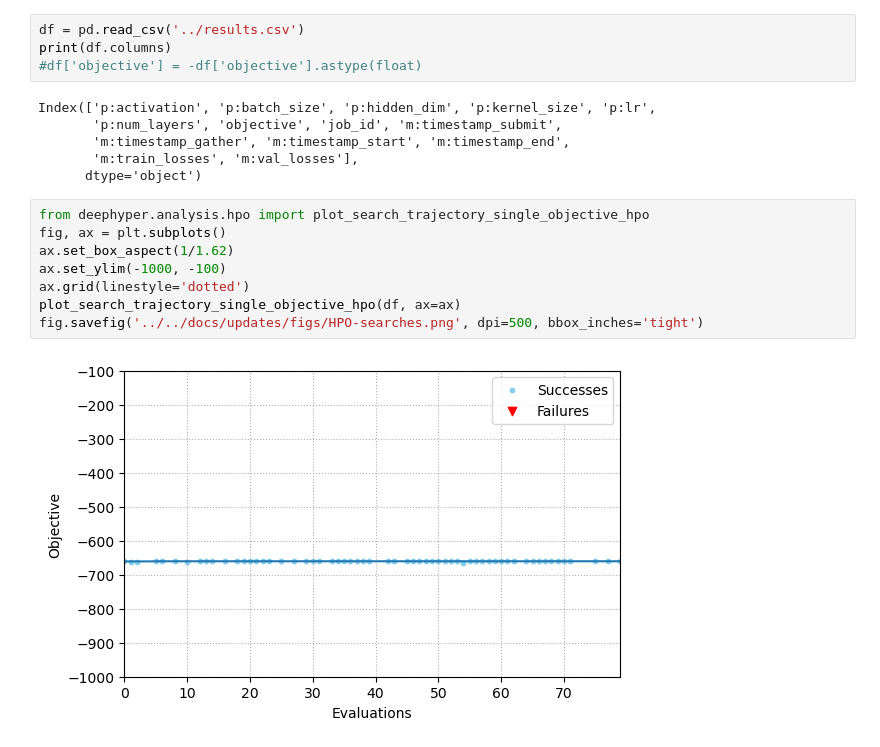
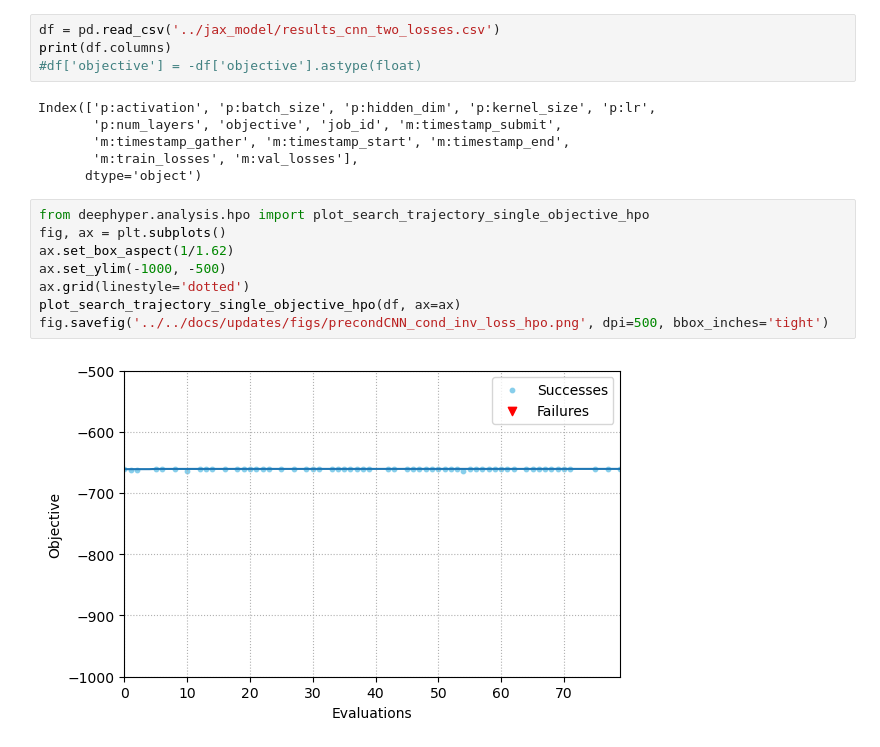
Before and after one commit to iamyixuan/MatrixPreNet, a Jupyter notebook: notebooks/vis-search-results.ipynb, the cells around one changed output. Saved outputs shown, nothing was run; the diff lists cells and outputs as text.

```diff
--- a/notebooks/vis-search-results.ipynb
+++ b/notebooks/vis-search-results.ipynb
@@ -3,7 +3,7 @@ import numpy as np
 import pandas as pd
 import matplotlib.pyplot as plt
 # %%
-df = pd.read_csv('../results.csv')
+df = pd.read_csv('../jax_model/results_cnn_two_losses.csv')
 print(df.columns)
 #df['objective'] = -df['objective'].astype(float)
 # %% [output]
@@ -15,13 +15,13 @@ Index(['p:activation', 'p:batch_size', 'p:hidden_dim', 'p:kernel_size', 'p:lr',
 # %%
 from deephyper.analysis.hpo import plot_search_trajectory_single_objective_hpo
 fig, ax = plt.subplots()
 ax.set_box_aspect(1/1.62)
-ax.set_ylim(-1000, -100)
+ax.set_ylim(-1000, -500)
 ax.grid(linestyle='dotted')
 plot_search_trajectory_single_objective_hpo(df, ax=ax)
-fig.savefig('../../docs/updates/figs/HPO-searches.png', dpi=500, bbox_inches='tight')
+fig.savefig('../../docs/updates/figs/precondCNN_cond_inv_loss_hpo.png', dpi=500, bbox_inches='tight')
 # %% [output]
-[figure, old version]
+[figure, new version]
 # %%
 # print out the best config
 import ast
```
Also changed, not shown: parts of 2 cells of this notebook, 15 other files.
